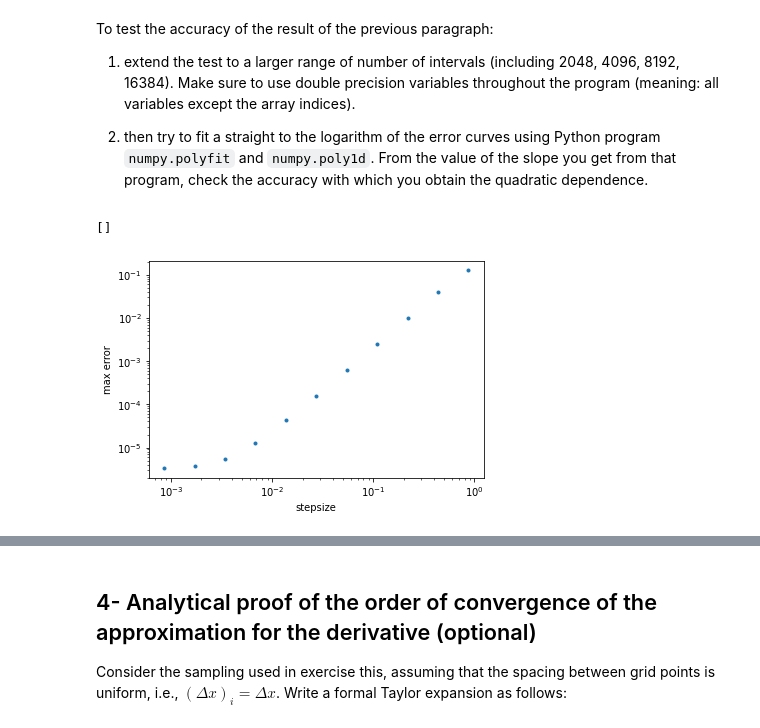
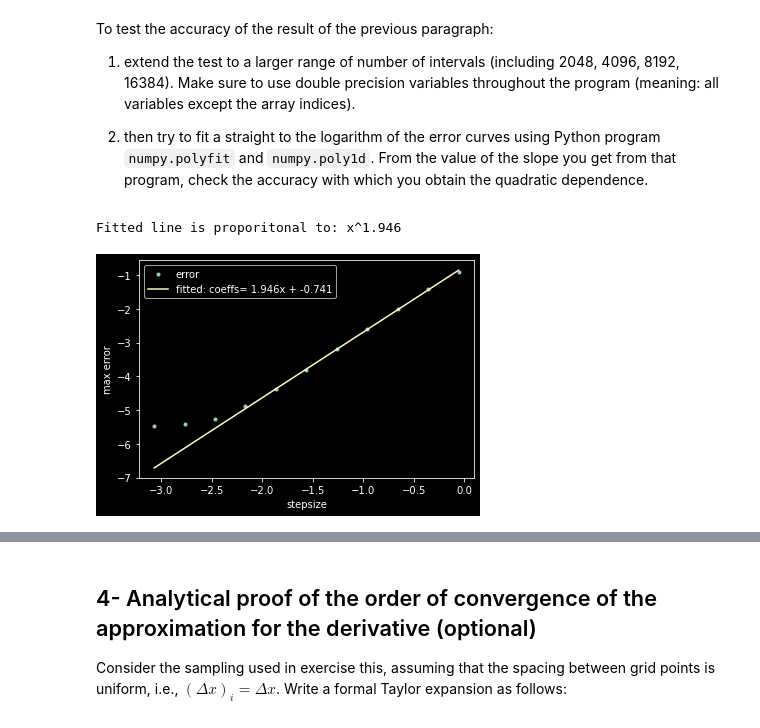
Before and after one commit to GauteHolen/AST5110, a Jupyter notebook: ex_1a_v0.5.ipynb, the cells around one changed output, grey strips where cells are left out. Saved outputs shown, nothing was run; the diff lists cells and outputs as text; code cells hidden in the pictures.

```diff
--- a/ex_1a_v0.5.ipynb
+++ b/ex_1a_v0.5.ipynb
@@ -1,5 +1,8 @@
 # %% [markdown]
 # Discretization of a function of a single variable. Differentiation through finite differences.
+# %%
+from matplotlib import style
+style.use('dark_background')
 # %% [markdown]
 ## 1 – Code to represent the function and the analytical and numerical derivative.
 # %% [markdown]
@@ -25,7 +28,7 @@ import numpy as np
 import matplotlib.pyplot as plt
 import nm_lib as nm
 
-nump = 17
+nump = 65
 x0 = -4
 xf = 10.0
 
@@ -133,34 +136,52 @@ To test the accuracy of the result of the previous paragraph:
 # %%
 numps = [x+1 for x in [16,32,64,128,256,512,1024,2048,4096,8192,16384]]
 x0 = -4
 xf = 10.0
-precision = np.longdouble
+precision = np.float128
 
-max_err = []
-stepsizes = []
-for nump in numps:
-    xx = np.linspace(x0,xf,nump, dtype=precision)
-    dx = xx[1]-xx[0]
-    stepsizes.append(dx)
-    hh = h(xx)
-    xx_half = xx[0:-1]+dx*0.5   #Halfstep and leaves out the last value
-    anader = ana(xx_half)
-    dhdx = nm.deriv_dnw(xx,hh)
+def get_error(precision):
+    max_err = []
+    stepsizes = []
+    for nump in numps:
+        xx = np.linspace(x0,xf,nump, dtype=precision)
+        dx = xx[1]-xx[0]
+        stepsizes.append(dx)
+        hh = h(xx)
+        xx_half = xx[0:-1]+dx*0.5   #Halfstep and leaves out the last value
+        anader = ana(xx_half)
+        dhdx = nm.deriv_dnw(xx,hh)
 
-    #Make sure inferred dtype and precision is correct
-    for val in [dhdx[0],anader[0], xx_half[0], xx[0]]:
-        if type(val) != precision:
-                raise TypeError("Wrong precision")
+        #Make sure inferred dtype and precision is correct
+
+        err = [np.abs(x-an) for x,an in zip(dhdx,anader)]
+        max_err.append(max(err))
+
+        for val in [dhdx[0],anader[0], xx_half[0], xx[0], max_err[0]]:
+            if type(val) != precision:
+                    raise TypeError(f"Wrong precision! {val} has {type(val)} not {precision}")
+
+    return stepsizes, max_err
 
 
-    err = [abs(x-an) for x,an in zip(dhdx,anader)]
-    max_err.append(max(err))
+stepsizes, max_err =get_error(precision)
 
-plt.plot(stepsizes,max_err,".")
+log_step = np.log10(stepsizes)
+log_err = np.log10(max_err)
+
+
+plt.plot(log_step,log_err,".", label="error")
+
+
+coeff = np.polyfit(log_step[:-4].astype(np.float32),log_err[:-4].astype(np.float32),deg=1)
+f = np.poly1d(coeff)
+plt.plot(log_step,f(log_step), label = f"fitted: coeffs= {coeff[0]:.3f}x + {coeff[1]:.3f}")
 plt.xlabel("stepsize")
 plt.ylabel("max error")
-plt.semilogx()
-plt.semilogy()
+plt.legend()
+
+print(f"Fitted line is proporitonal to: x^{coeff[0]:.3f} ")
+#plt.semilogx()
+#plt.semilogy()
 # %% [output]
-[]
+Fitted line is proporitonal to: x^1.946
-[figure, old version]
+[figure, new version]
```
Also changed, not shown: parts of 5 cells of this notebook.
